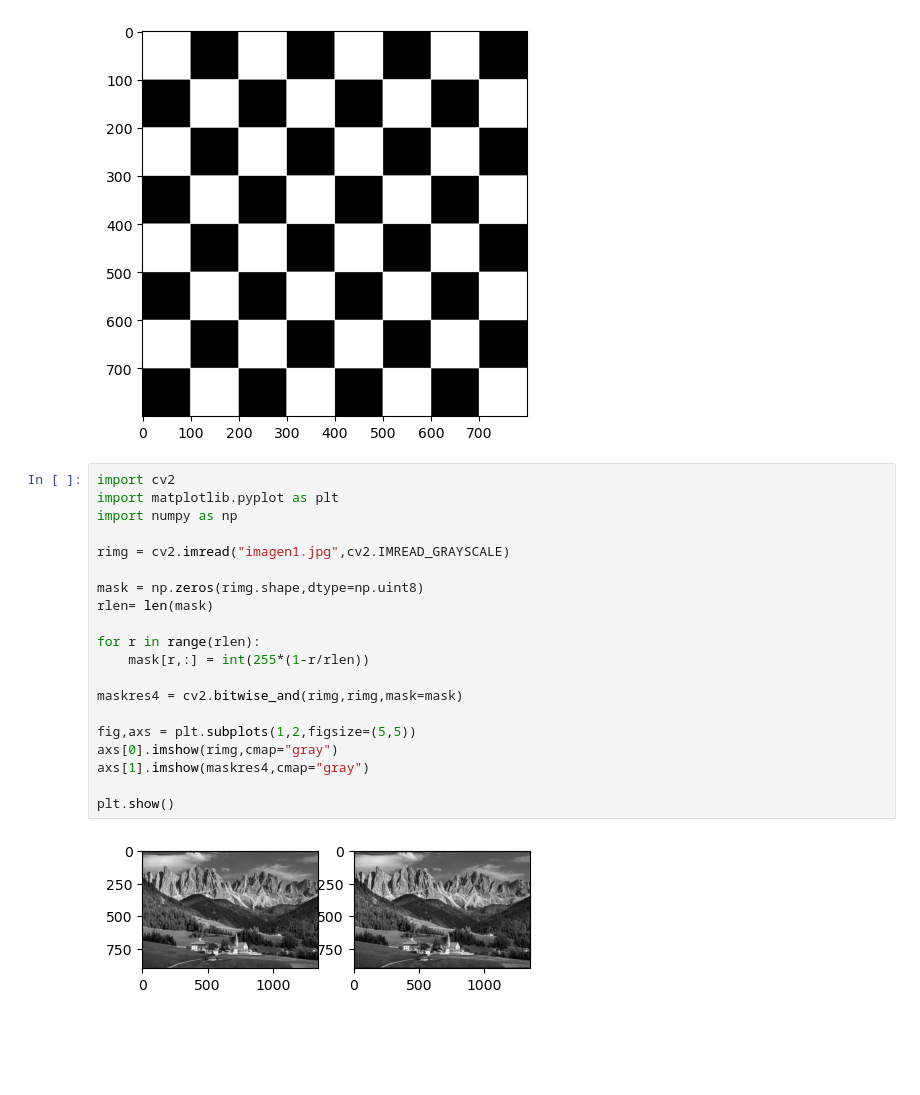
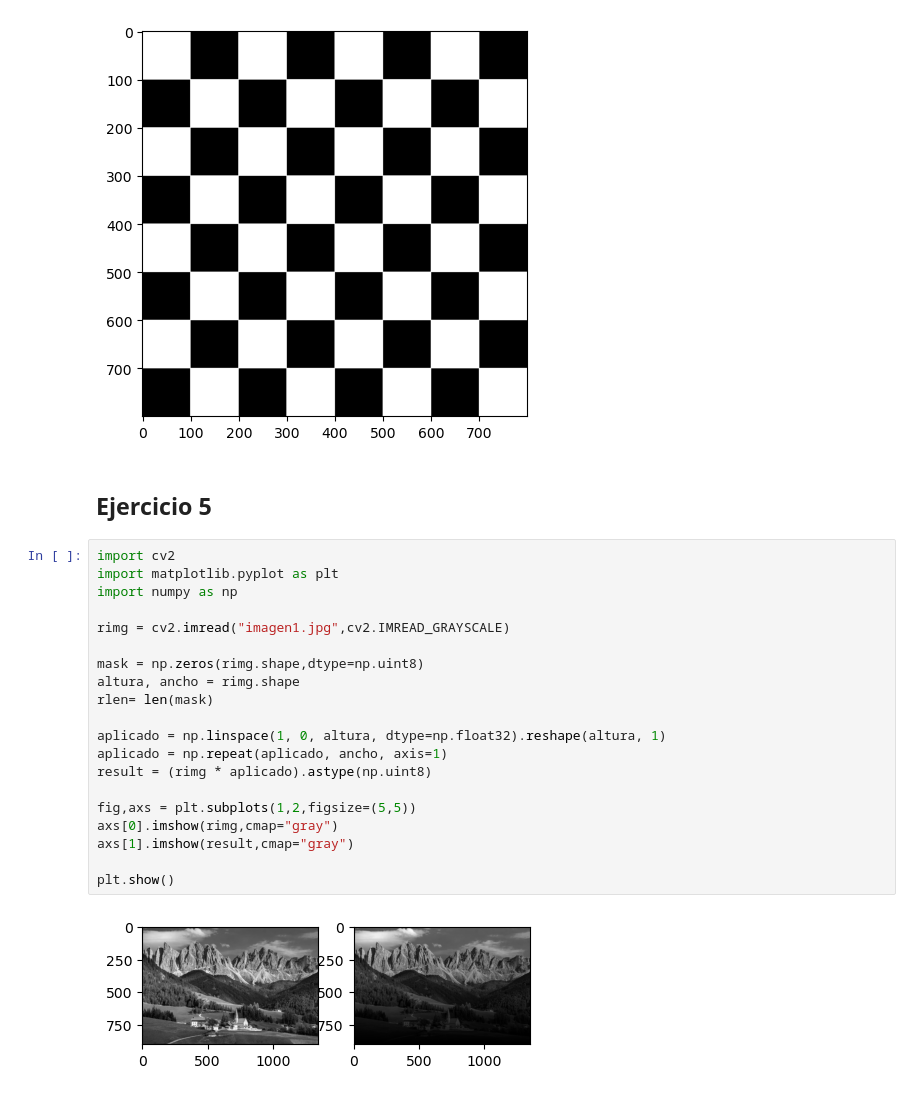
Before and after one commit to sanchezdev-1906/procesamiento-digital-de-imagenes, a Jupyter notebook: 03-19-actividad-preparatoria/actividad.ipynb, the cells around one changed output. Drawn from its saved outputs; the diff is of its cells as text; blank space fills up the shorter version.

```diff
--- a/03-19-actividad-preparatoria/actividad.ipynb
+++ b/03-19-actividad-preparatoria/actividad.ipynb
@@ -75,25 +81,27 @@ axs.imshow(result)
 # %% [output]
 <matplotlib.image.AxesImage at 0x...>
 [figure]
+# %% [markdown]
+## Ejercicio 5
 # %%
 import cv2
 import matplotlib.pyplot as plt
 import numpy as np
 
 rimg = cv2.imread("imagen1.jpg",cv2.IMREAD_GRAYSCALE)
 
 mask = np.zeros(rimg.shape,dtype=np.uint8)
+altura, ancho = rimg.shape
 rlen= len(mask)
 
-for r in range(rlen):
-    mask[r,:] = int(255*(1-r/rlen))
-
-maskres4 = cv2.bitwise_and(rimg,rimg,mask=mask)
+aplicado = np.linspace(1, 0, altura, dtype=np.float32).reshape(altura, 1)
+aplicado = np.repeat(aplicado, ancho, axis=1)
+result = (rimg * aplicado).astype(np.uint8)
 
 fig,axs = plt.subplots(1,2,figsize=(5,5))
 axs[0].imshow(rimg,cmap="gray")
-axs[1].imshow(maskres4,cmap="gray")
+axs[1].imshow(result,cmap="gray")
 
 plt.show()
 # %% [output]
-[figure, old version]
+[figure, new version]
```
Also changed, not shown: parts of 3 cells of this notebook.
